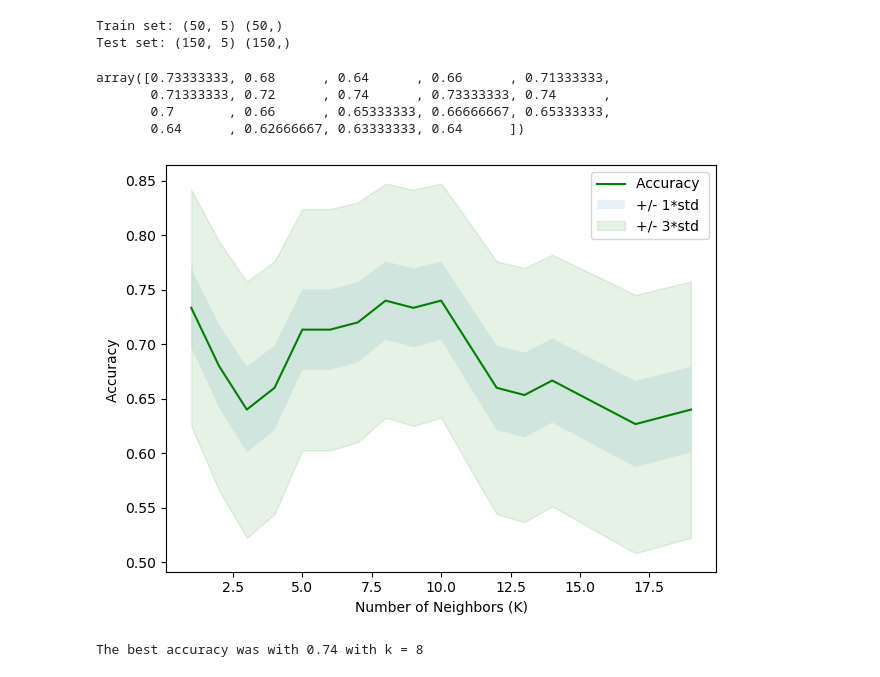
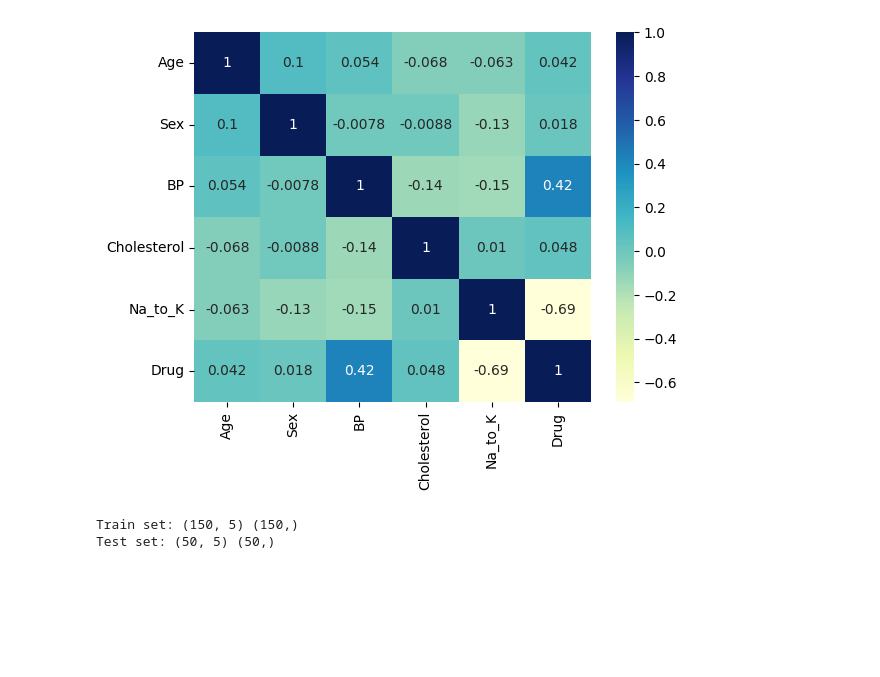
Before and after one commit to adrijmz/notebooks, a Jupyter notebook: drug-classification/drug_classification.ipynb, the cells around one changed output. Cells and saved outputs as stored; diff of their text form; code cells hidden in the pictures; blank space fills up the shorter version.

```diff
--- a/drug-classification/drug_classification.ipynb
+++ b/drug-classification/drug_classification.ipynb
@@ -56,43 +82,16 @@ array([[<AxesSubplot:title={'center':'Age'}>,
 # %%
 X = preprocessing.StandardScaler().fit(X).transform(X.astype(float))
+# %%
+import seaborn as sns
+sns.heatmap(cdf.corr(),annot = True, cmap="YlGnBu")
+plt.show()
+# %% [output]
+[figure, added]
 # %%
 from sklearn.model_selection import train_test_split
-X_train, X_test, y_train, y_test = train_test_split(X, y, test_size = 0.75, random_state=4)
+X_train, X_test, y_train, y_test = train_test_split(X, y, test_size = 0.25, random_state=4)
 print('Train set:', X_train.shape, y_train.shape)
 print('Test set:', X_test.shape, y_test.shape)
 # %% [output]
-Train set: (50, 5) (50,)
-Test set: (150, 5) (150,)
+Train set: (150, 5) (150,)
+Test set: (50, 5) (50,)
-# %%
-from sklearn.neighbors import KNeighborsClassifier
-k = 20
-mean_acc = np.zeros((k-1))
-std_acc = np.zeros((k-1))
-
-for n in range (1,k):
-    neigh = KNeighborsClassifier(n_neighbors = n).fit(X_train,y_train)
-    yhat = neigh.predict(X_test)
-    mean_acc[n-1] = metrics.accuracy_score(y_test, yhat)
-    std_acc[n-1] = np.std(yhat==y_test)/np.sqrt(yhat.shape[0])
-
-mean_acc
-# %% [output]
-array([0.73333333, 0.68      , 0.64      , 0.66      , 0.71333333,
-       0.71333333, 0.72      , 0.74      , 0.73333333, 0.74      ,
-       0.7       , 0.66      , 0.65333333, 0.66666667, 0.65333333,
-       0.64      , 0.62666667, 0.63333333, 0.64      ])
-# %%
-plt.plot(range(1,k),mean_acc,'g')
-plt.fill_between(range(1,k),mean_acc - 1 * std_acc,mean_acc + 1 * std_acc, alpha=0.10)
-plt.fill_between(range(1,k),mean_acc - 3 * std_acc,mean_acc + 3 * std_acc, alpha=0.10,color="green")
-plt.legend(('Accuracy ', '+/- 1*std','+/- 3*std'))
-plt.ylabel('Accuracy ')
-plt.xlabel('Number of Neighbors (K)')
-plt.tight_layout()
-plt.show()
-# %% [output]
-[figure, removed]
-# %%
-print( "The best accuracy was with", mean_acc.max(), "with k =", mean_acc.argmax()+1)
-# %% [output]
-The best accuracy was with 0.74 with k = 8
```
Also changed, not shown: parts of 9 cells of this notebook.
